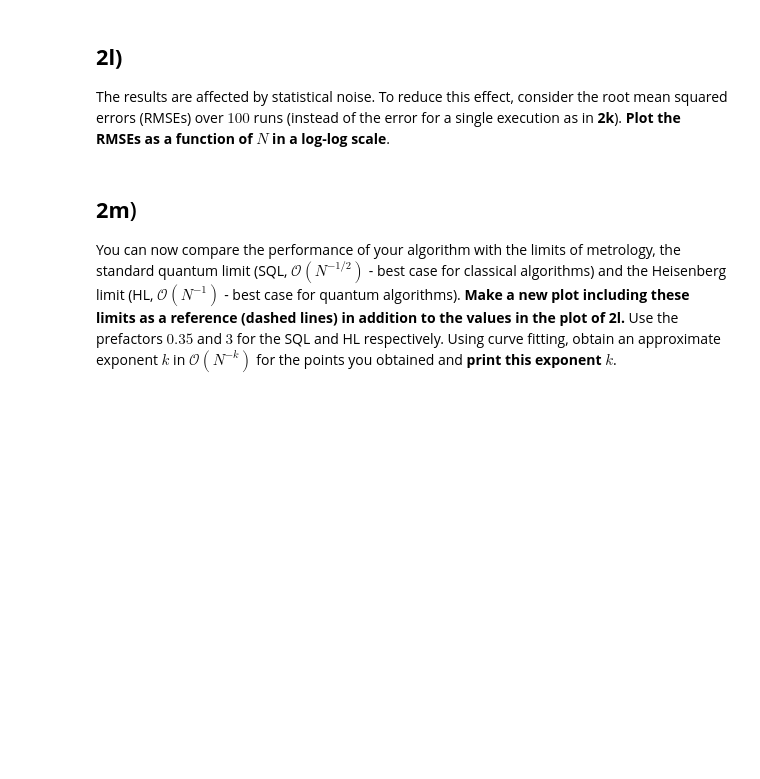
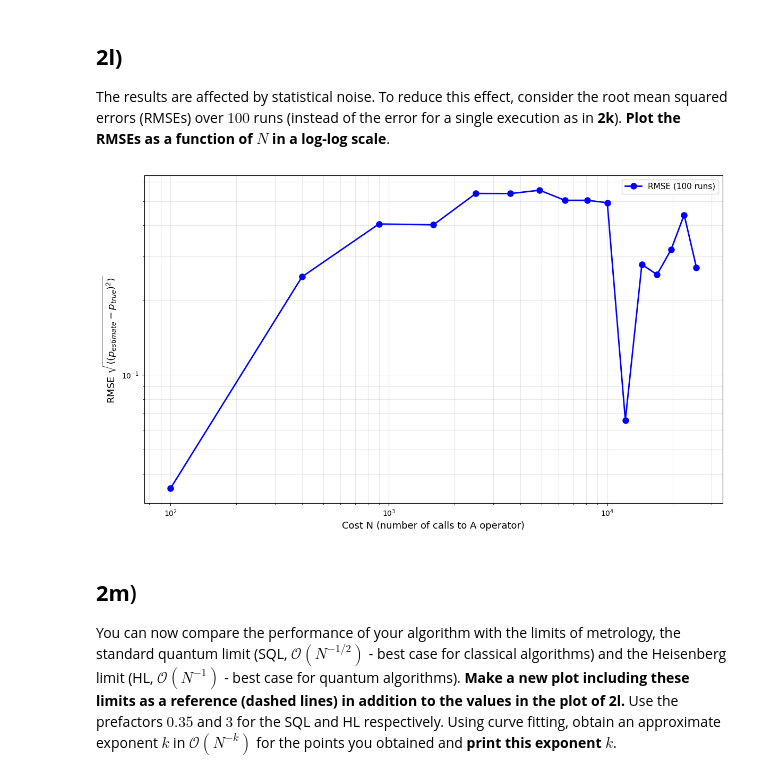
Before and after one commit to ajay-mk/VTQ-Hackathon-Solutions, a Jupyter notebook: VTQ_Hackathon_QuantumPumpkins.ipynb, the cells around one changed output. Saved outputs shown, nothing was run; the diff lists cells and outputs as text; code cells hidden in the pictures; blank space fills up the shorter version.

```diff
--- a/VTQ_Hackathon_QuantumPumpkins.ipynb
+++ b/VTQ_Hackathon_QuantumPumpkins.ipynb
@@ -1250,6 +1362,78 @@ Now we want to consider how the error (absolute deviation from the true value $p
 ## **2l)**
 
 The results are affected by statistical noise. To reduce this effect, consider the root mean squared errors (RMSEs) over $100$ runs (instead of the error for a single execution as in **2k**).  **Plot the RMSEs as a function of $N$ in a log-log scale**.
+# %%
+def estimate_p_with_rmse(mmax, Nshots_per_m, n=3, num_runs=100):
+    """
+    Estimate p incrementally over multiple runs and calculate RMSE
+
+    mmax: Maximum m value to include
+    Nshots_per_m: Number of shots per m value
+    n: Number of qubits
+    num_runs: Number of independent runs for RMSE calculation
+
+    Returns: (costs, rmses)
+        costs: List of costs N = 2m + 1
+        rmses: List of RMSE values at each cost
+    """
+    p_true = 1 / (2**n)
+
+    # Store all estimates for each dataset size
+    all_estimates = {m: [] for m in range(mmax + 1)}
+
+    for run in range(num_runs): #over 100 runs instead of one
+        # Collect fresh data for this run
+        all_ms = list(range(mmax + 1))
+        all_xs = get_data(all_ms, n=n, n_shots=Nshots_per_m)
+
+        # Incrementally estimate for each m_current
+        for m_current in range(mmax + 1):
+            ms_subset = all_ms[:m_current + 1]
+            xs_subset = all_xs[:m_current + 1]
+
+            # Estimate p using MLE
+            p_estimate = maximize_likelihood(ms_subset, xs_subset, Nshots_per_m)
+            all_estimates[m_current].append(p_estimate)
+
+    # Calculate costs and RMSEs
+    costs = []
+    rmses = []
+
+    for m_current in range(mmax + 1):
+        # Calculate cost
+        ms_subset = list(range(m_current + 1))
+        cost = sum(2*m + 1 for m in ms_subset) * Nshots_per_m
+
+        # Calculate RMSE
+        estimates = all_estimates[m_current]
+        squared_errors = [(p_est - p_true)**2 for p_est in estimates]
+        rmse = np.sqrt(np.mean(squared_errors))
+
+        costs.append(cost)
+        rmses.append(rmse)
+
+    return costs, rmses
+
+
+# Run the RMSE analysis
+mmax = 15
+Nshots_per_m = 100
+num_runs = 100
+
+costs_rmse, rmses = estimate_p_with_rmse(mmax, Nshots_per_m, n=3, num_runs=num_runs)
+
+# Plot RMSE vs cost in log-log scale
+plt.figure(figsize=(12, 7))
+plt.loglog(costs_rmse, rmses, 'b-o', linewidth=2, markersize=8, label=f'RMSE ({num_runs} runs)')
+
+plt.xlabel('Cost N (number of calls to A operator)', fontsize=13)
+plt.ylabel('RMSE $\\sqrt{\\langle(p_{estimate} - p_{true})^2\\rangle}$', fontsize=13)
+plt.grid(True, alpha=0.3, which='both')
+plt.legend(fontsize=11, loc='best')
+plt.tight_layout()
+plt.show()
+# %% [output]
+[figure, added]
 # %% [markdown]
 ## **2m**)
 
```
Also changed, not shown: parts of 9 cells of this notebook.
